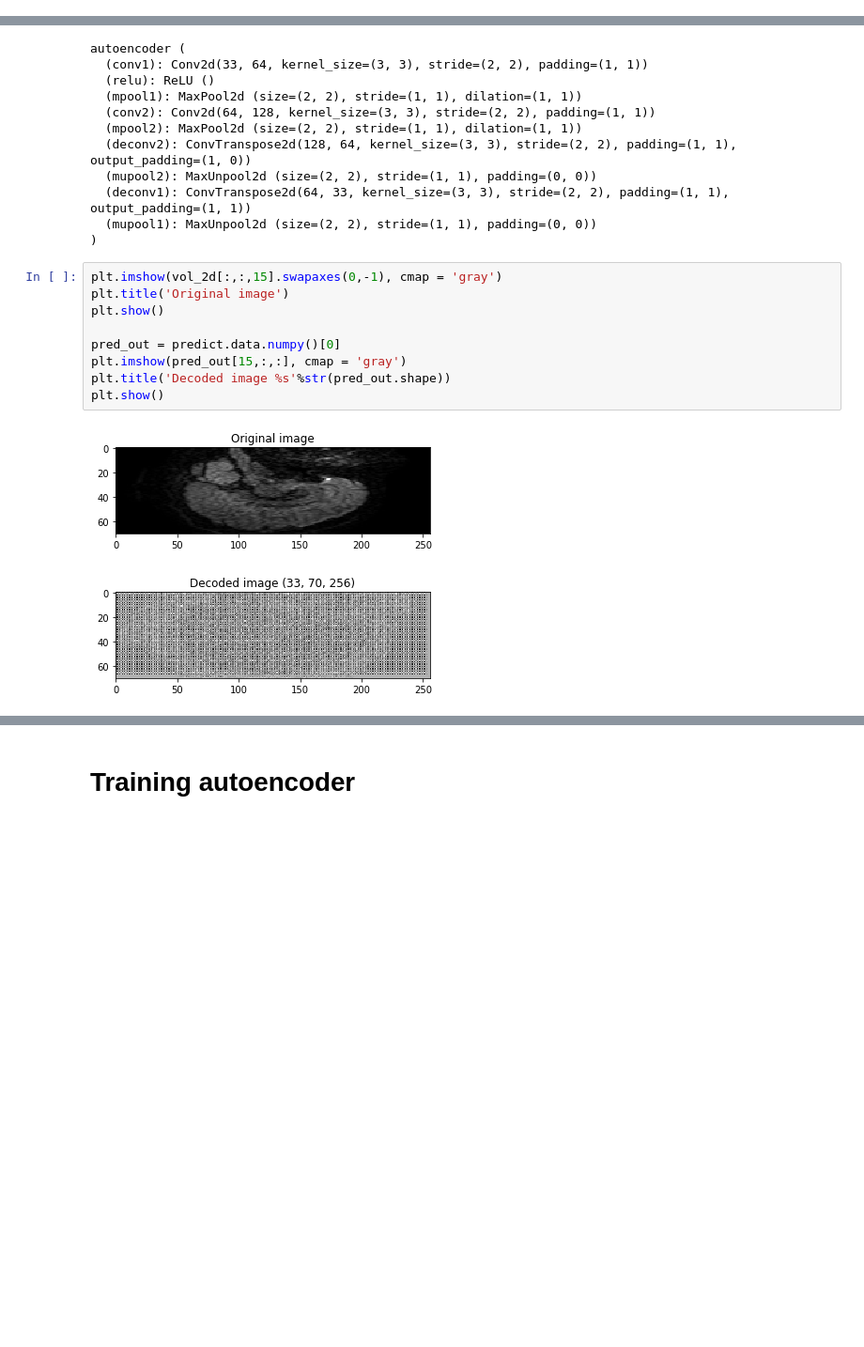
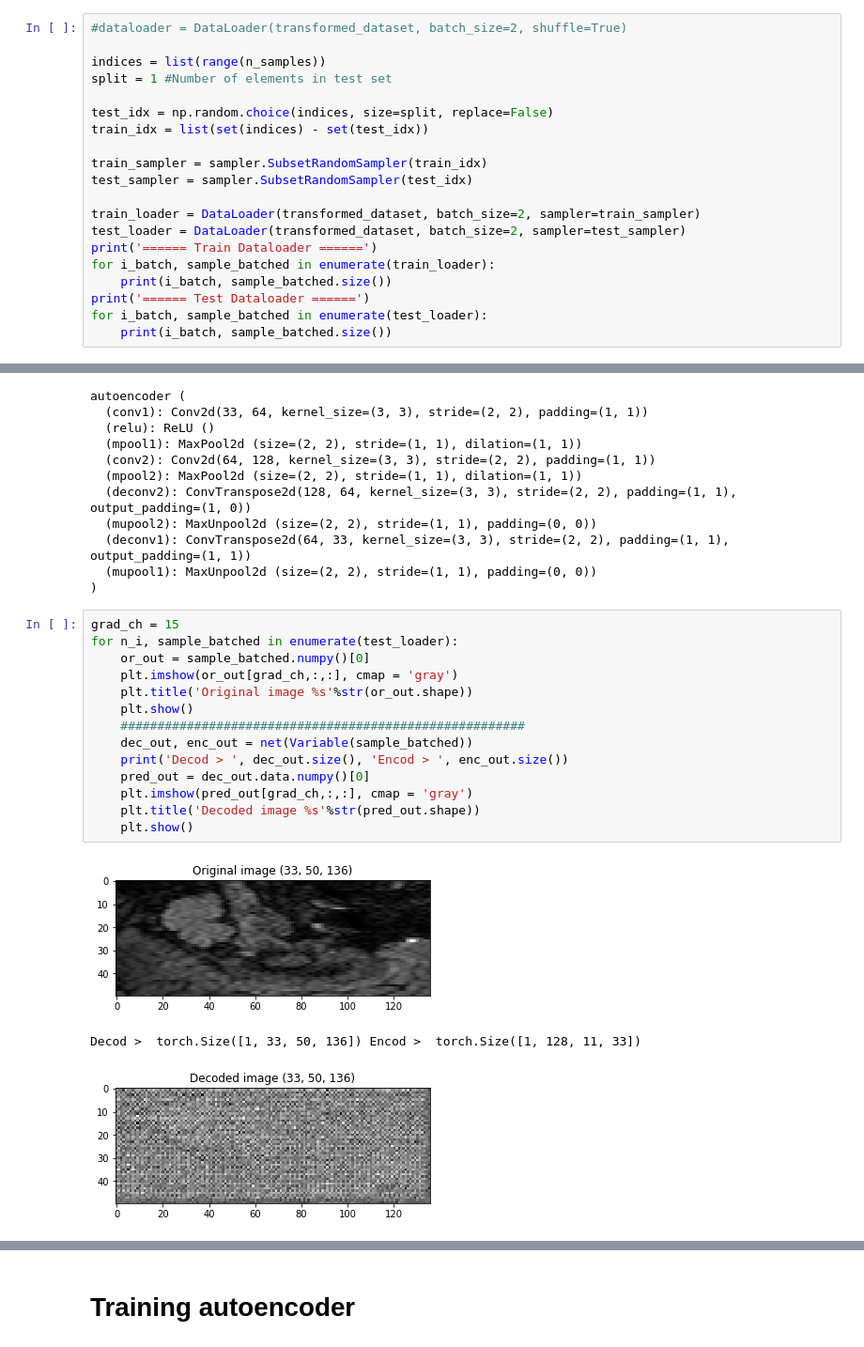
Before and after one commit to wilomaku/Deep_Characterization, a Jupyter notebook: Autoencoder.ipynb, the cells around one changed output, grey strips where cells are left out. Shown: that part at 94% size. Saved outputs shown, nothing was run; the diff lists cells and outputs as text; blank space fills up the shorter version.

Commit message:
Dataloader split, CC region cropped

```diff
--- a/Autoencoder.ipynb
+++ b/Autoencoder.ipynb
@@ -143,0 +141,20 @@ for i_batch, sample_batched in enumerate(dataloader):
+# %%
+#dataloader = DataLoader(transformed_dataset, batch_size=2, shuffle=True)
+
+indices = list(range(n_samples))
+split = 1 #Number of elements in test set
+
+test_idx = np.random.choice(indices, size=split, replace=False)
+train_idx = list(set(indices) - set(test_idx))
+
+train_sampler = sampler.SubsetRandomSampler(train_idx)
+test_sampler = sampler.SubsetRandomSampler(test_idx)
+
+train_loader = DataLoader(transformed_dataset, batch_size=2, sampler=train_sampler)
+test_loader = DataLoader(transformed_dataset, batch_size=2, sampler=test_sampler)
+print('====== Train Dataloader ======')
+for i_batch, sample_batched in enumerate(train_loader):
+    print(i_batch, sample_batched.size())
+print('====== Test Dataloader ======')
+for i_batch, sample_batched in enumerate(test_loader):
+    print(i_batch, sample_batched.size())
@@ -186,14 +211,20 @@ autoencoder (
   (mupool1): MaxUnpool2d (size=(2, 2), stride=(1, 1), padding=(0, 0))
 )
 # %%
-plt.imshow(vol_2d[:,:,15].swapaxes(0,-1), cmap = 'gray')
-plt.title('Original image')
-plt.show()
-
-pred_out = predict.data.numpy()[0]
-plt.imshow(pred_out[15,:,:], cmap = 'gray')
-plt.title('Decoded image %s'%str(pred_out.shape))
-plt.show()
+grad_ch = 15
+for n_i, sample_batched in enumerate(test_loader):
+    or_out = sample_batched.numpy()[0]
+    plt.imshow(or_out[grad_ch,:,:], cmap = 'gray')
+    plt.title('Original image %s'%str(or_out.shape))
+    plt.show()
+    #######################################################
+    dec_out, enc_out = net(Variable(sample_batched))
+    print('Decod > ', dec_out.size(), 'Encod > ', enc_out.size())
+    pred_out = dec_out.data.numpy()[0]
+    plt.imshow(pred_out[grad_ch,:,:], cmap = 'gray')
+    plt.title('Decoded image %s'%str(pred_out.shape))
+    plt.show()
 # %% [output]
-[figure, old version]
+[figure, new version]
+Decod >  torch.Size([1, 33, 50, 136]) Encod >  torch.Size([1, 128, 11, 33])
-[figure, old version]
+[figure, new version]
```
Also changed, not shown: parts of 9 cells of this notebook.
